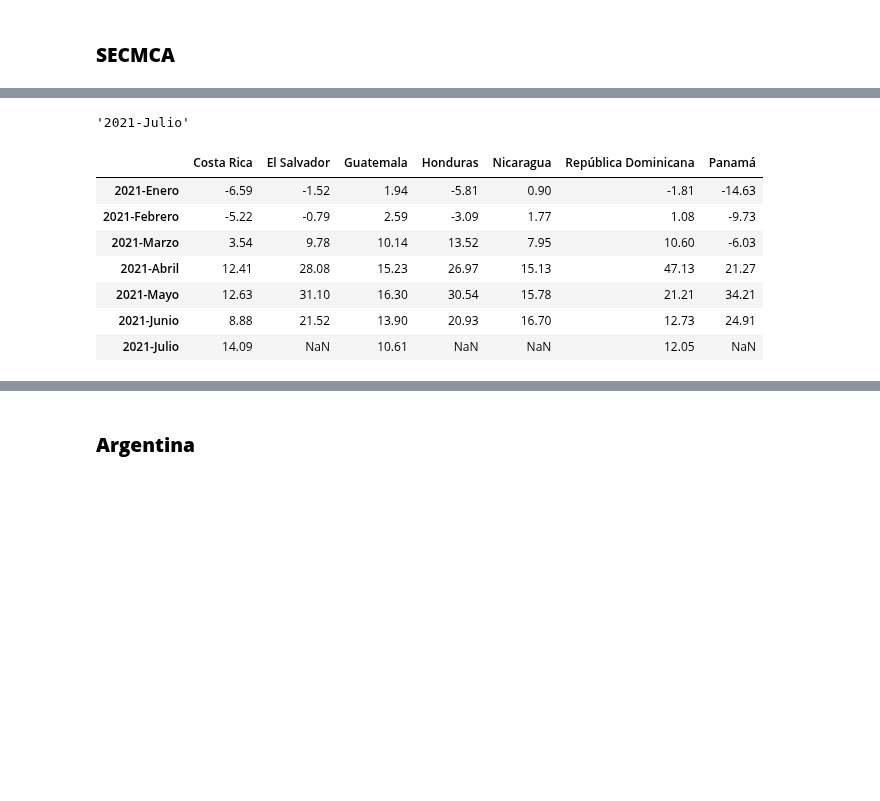
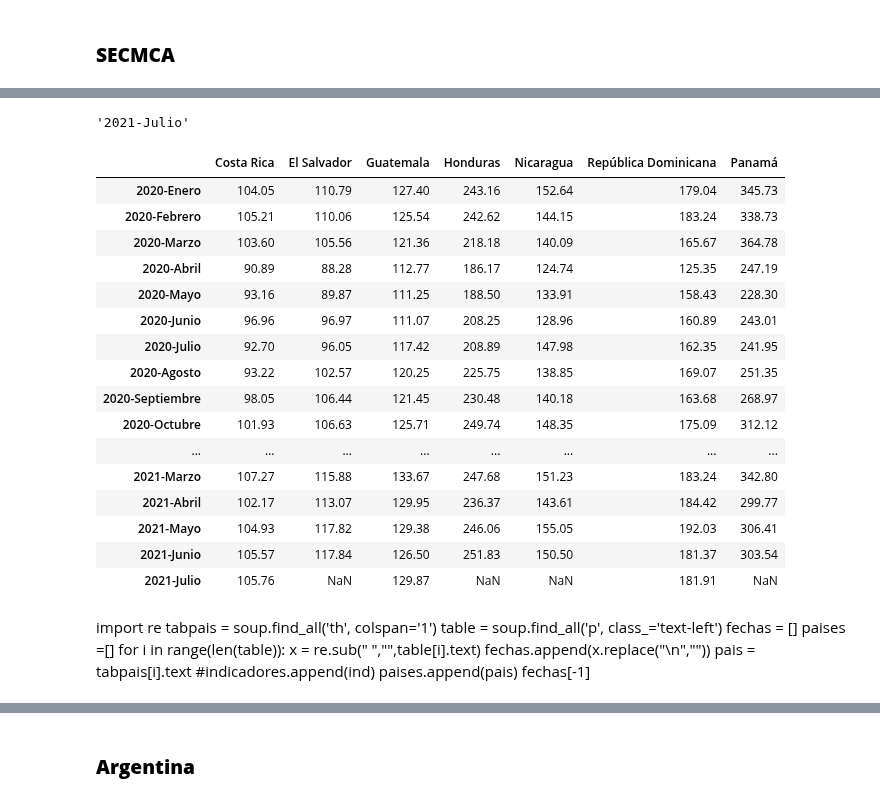
Before and after one commit to samyff12/LATAM, a Jupyter notebook: IMAE_LATAM.ipynb, the cells around one changed output, grey strips where cells are left out. Drawn from its saved outputs; the diff is of its cells as text; code cells hidden in the pictures; blank space fills up the shorter version.

```diff
--- a/IMAE_LATAM.ipynb
+++ b/IMAE_LATAM.ipynb
@@ -62,38 +67,59 @@ mes3 = {'ene':'Enero','feb':'Febrero','mar':'Marzo','abr':'Abril','may':'Mayo','
 # %%
-html = requests.get('http://www.secmca.org/chart/?parent=Producci%C3%B3n&scid=2&cid=1&scsid=0&son=%C3%8Dndice%20Mensual%20de%20la%20Actividad%20Econ%C3%B3mica&url=11/14/3-13-50-17-4-52-161/39/265/19-258/444/' +
-                    '20211-20212-20213-20214-20215-20216-20217-20218-20219-202110-202111-202112-20221-20222-20223-20224-20225-20226-20227-20228-20229-202210-202211-202212' +
-                    '-&all_vars=2|IMAE,%20variaci%C3%B3n%20interanual').text
-soup = BeautifulSoup(html,'lxml')
+# INDICE VERSION
+html1 = requests.get('http://www.secmca.org/chart/?parent=Producci%C3%B3n&scid=2&cid=1&scsid=0&son=%C3%8Dndice%20Mensual%20de%20la%20Actividad%20Econ%C3%B3mica&url=11/14/3-13-50-17-4-52-161/39/265/19-258/81/' +
+  '20201-20202-20203-20204-20205-20206-20207-20208-20209-202010-202011-202012-20211-20212-20213-20214-20215-20216-20217-20218-20219-202110-202111-202112-20221-20222-20223-20224-20225-20226-20227-20228-20229-202210-202211-202212' +
+  '-&all_vars=1|IMAE').text
+soup1 = BeautifulSoup(html1,'html.parser')
+
+tabpais = soup1.find_all('th', colspan='1')
+table = soup1.find_all('p', class_='text-left')
+fechas = []
+for i in range(len(table)):
+  x = re.sub(" ","",table[i].text)
+  fechas.append(x.replace("\n","").replace('Setiembre','Septiembre'))
+
+paises = [tabpais[i].text for i in range(len(tabpais))]
+fechas[-1]
+# %% [output]
+'2021-Julio'
-# %%
-import re
-tabpais = soup.find_all('th', colspan='1')
-table = soup.find_all('p', class_='text-left')
-fechas = []
-paises =[]
-for i in range(len(table)):
-  x = re.sub(" ","",table[i].text)
-  fechas.append(x.replace("\n",""))
-  pais = tabpais[i].text
-  #indicadores.append(ind)
-  paises.append(pais)
-fechas[-1]
-# %% [output]
-'2021-Julio'
 # %%
-table1 = soup.find_all('p', class_='text-right')
+#INDICE
+table1 = soup1.find_all('p', class_='text-right')
 matriz = np.array([])
 for i in table1:
   matriz = np.array(np.append(matriz,i))
 matriz = np.where(matriz=="--", np.nan, matriz).astype(np.float)
 matriz = matriz.reshape(-1,7) # 7 paises
 imaeLA = pd.DataFrame(matriz,index=fechas,columns=paises)
 imaeLA
 # %% [output]
 |  | Costa Rica | El Salvador | Guatemala | Honduras | Nicaragua | República Dominicana | Panamá |
-| 2021-Enero | -6.59 | -1.52 | 1.94 | -5.81 | 0.90 | -1.81 | -14.63 |
-| 2021-Febrero | -5.22 | -0.79 | 2.59 | -3.09 | 1.77 | 1.08 | -9.73 |
-| 2021-Marzo | 3.54 | 9.78 | 10.14 | 13.52 | 7.95 | 10.60 | -6.03 |
-| 2021-Abril | 12.41 | 28.08 | 15.23 | 26.97 | 15.13 | 47.13 | 21.27 |
-| 2021-Mayo | 12.63 | 31.10 | 16.30 | 30.54 | 15.78 | 21.21 | 34.21 |
-| 2021-Junio | 8.88 | 21.52 | 13.90 | 20.93 | 16.70 | 12.73 | 24.91 |
-| 2021-Julio | 14.09 | NaN | 10.61 | NaN | NaN | 12.05 | NaN |
+| 2020-Enero | 104.05 | 110.79 | 127.40 | 243.16 | 152.64 | 179.04 | 345.73 |
+| 2020-Febrero | 105.21 | 110.06 | 125.54 | 242.62 | 144.15 | 183.24 | 338.73 |
+| 2020-Marzo | 103.60 | 105.56 | 121.36 | 218.18 | 140.09 | 165.67 | 364.78 |
+| 2020-Abril | 90.89 | 88.28 | 112.77 | 186.17 | 124.74 | 125.35 | 247.19 |
+| 2020-Mayo | 93.16 | 89.87 | 111.25 | 188.50 | 133.91 | 158.43 | 228.30 |
+| 2020-Junio | 96.96 | 96.97 | 111.07 | 208.25 | 128.96 | 160.89 | 243.01 |
+| 2020-Julio | 92.70 | 96.05 | 117.42 | 208.89 | 147.98 | 162.35 | 241.95 |
+| 2020-Agosto | 93.22 | 102.57 | 120.25 | 225.75 | 138.85 | 169.07 | 251.35 |
+| 2020-Septiembre | 98.05 | 106.44 | 121.45 | 230.48 | 140.18 | 163.68 | 268.97 |
+| 2020-Octubre | 101.93 | 106.63 | 125.71 | 249.74 | 148.35 | 175.09 | 312.12 |
+| ... | ... | ... | ... | ... | ... | ... | ... |
+| 2021-Marzo | 107.27 | 115.88 | 133.67 | 247.68 | 151.23 | 183.24 | 342.80 |
+| 2021-Abril | 102.17 | 113.07 | 129.95 | 236.37 | 143.61 | 184.42 | 299.77 |
+| 2021-Mayo | 104.93 | 117.82 | 129.38 | 246.06 | 155.05 | 192.03 | 306.41 |
+| 2021-Junio | 105.57 | 117.84 | 126.50 | 251.83 | 150.50 | 181.37 | 303.54 |
+| 2021-Julio | 105.76 | NaN | 129.87 | NaN | NaN | 181.91 | NaN |
+# %% [markdown]
+import re
+tabpais = soup.find_all('th', colspan='1')
+table = soup.find_all('p', class_='text-left')
+fechas = []
+paises =[]
+for i in range(len(table)):
+  x = re.sub(" ","",table[i].text)
+  fechas.append(x.replace("\n",""))
+  pais = tabpais[i].text
+  #indicadores.append(ind)
+  paises.append(pais)
+fechas[-1]
```
Also changed, not shown: parts of 28 cells of this notebook.
